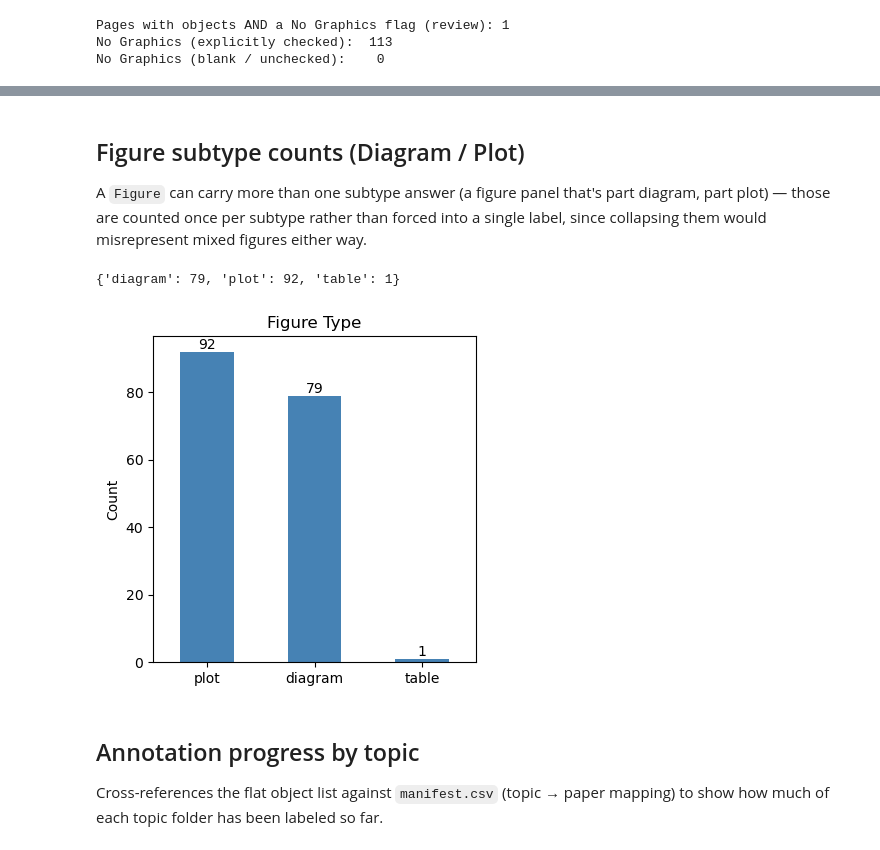
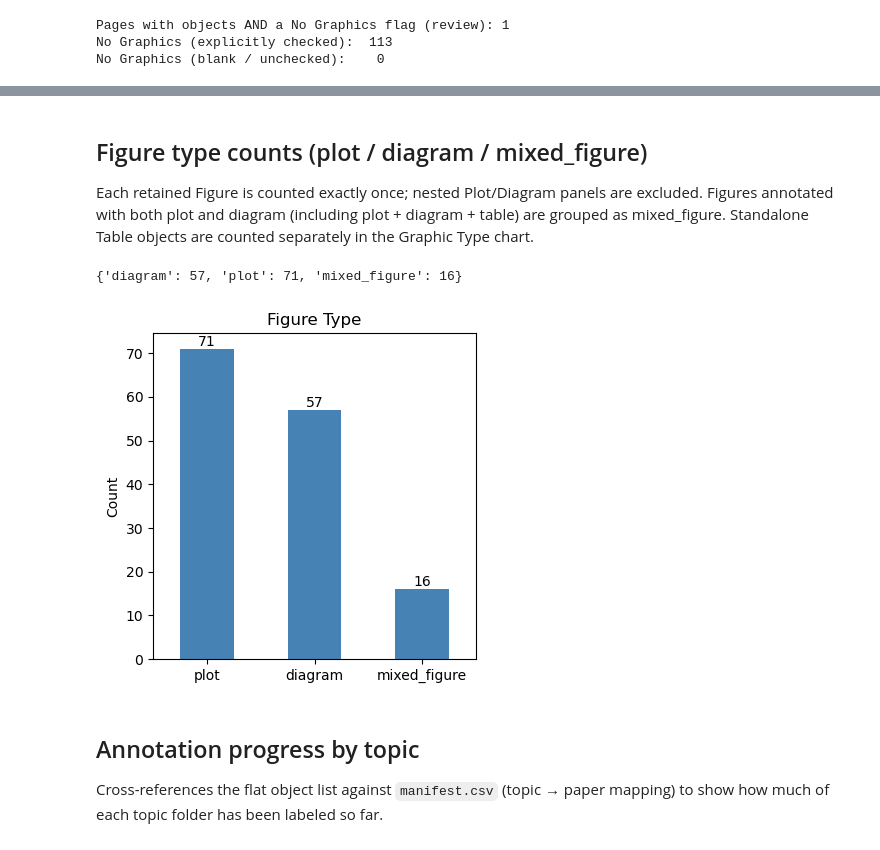
Before and after one commit to mhreza-ruet/steps-knowledge-hub, a Jupyter notebook: 2026/My_code/step02_annotations_summary/Annotations.ipynb, the cells around one changed output, grey strips where cells are left out. Drawn from its saved outputs; the diff is of its cells as text; code cells hidden in the pictures.

```diff
--- a/2026/My_code/step02_annotations_summary/Annotations.ipynb
+++ b/2026/My_code/step02_annotations_summary/Annotations.ipynb
@@ -43,6 +30,11 @@ print(f"Annotation export: {EXPORT_PATH.name}")
 MANIFEST_PATH = Path("..") / ".." / "Pre-Pages-2Annotate" / "manifest.csv"
 
 assert EXPORT_PATH.exists(), f"Export not found at {EXPORT_PATH.resolve()}"
+
+# Reuse Step 03's detector classification and nested-panel rules.
+sys.path.insert(0, str(PROJECT_ROOT / "My_code/step03_labelbox_export"))
+from step03_labelbox_export_to_dataset import effective_class, resolve_composites
+CONTAINMENT_THRESHOLD = 0.85  # same default as Step 03
 # %% [output]
 Annotation export: Export  project - STEPS-Paper-Annotation - 9_23_2026.ndjson
 # %% [markdown]
@@ -197,32 +207,49 @@ else:
 # %% [markdown]
-## Figure subtype counts (Diagram / Plot)
+## Figure type counts (plot / diagram / mixed_figure)
 
-A `Figure` can carry more than one subtype answer (a figure panel that's part diagram, part plot) — those are counted once per subtype rather than forced into a single label, since collapsing them would misrepresent mixed figures either way.
+Each retained Figure is counted exactly once; nested Plot/Diagram panels are excluded. Figures annotated with both plot and diagram
+(including plot + diagram + table) are grouped as mixed_figure. Standalone Table
+objects are counted separately in the Graphic Type chart.
 # %%
-subtype_counter = Counter()
-for subtypes in df_objects.loc[df_objects["class"] == "Figure", "subtypes"]:
-    for tag in filter(None, subtypes.split(";")):
-        # tag looks like "Type:plot" -> keep just the answer
-        subtype_counter[tag.split(":", 1)[-1]] += 1
+def figure_type(subtypes):
+    """Assign one category per figure using its Type annotations."""
+    answers = {
+        tag.split(":", 1)[1].strip().lower()
+        for tag in subtypes.split(";")
+        if tag.startswith("Type:")
+    }
+    if "mixed_figure" in answers or {"plot", "diagram"}.issubset(answers):
+        return "mixed_figure"
+    if answers == {"plot"}:
+        return "plot"
+    if answers == {"diagram"}:
+        return "diagram"
+    raise ValueError(f"Unexpected figure subtype combination: {subtypes!r}")
+
+
+subtype_counter = Counter(
+    figure_type(subtypes)
+    for subtypes in df_objects.loc[df_objects["class"] == "Figure", "subtypes"]
+)
 
 counts_figure = dict(subtype_counter)
 print(counts_figure)
 
 if counts_figure:
     ax = pd.Series(counts_figure).sort_values(ascending=False).plot(
         kind="bar", figsize=(4, 4), color="steelblue"
     )
     ax.bar_label(ax.containers[0])
     plt.ylabel("Count")
     plt.title("Figure Type")
     plt.xticks(rotation=0)
     plt.tight_layout()
     plt.show()
 else:
     print("No entries to plot.")
 # %% [output]
-{'diagram': 79, 'plot': 92, 'table': 1}
+{'diagram': 57, 'plot': 71, 'mixed_figure': 16}
-[figure, old version]
+[figure, new version]
 # %% [markdown]
 ## Annotation progress by topic
 
```
Also changed, not shown: parts of 6 cells of this notebook, 43 other files.
